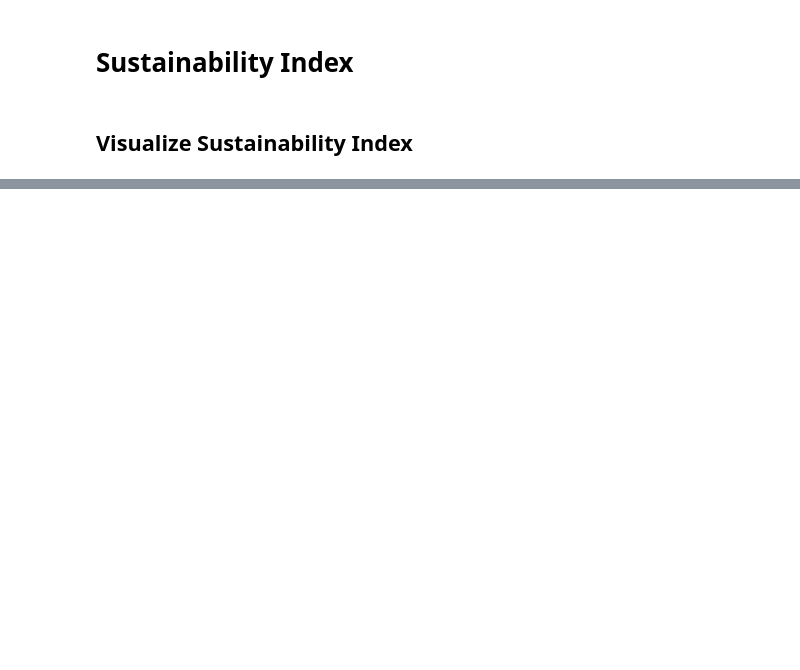
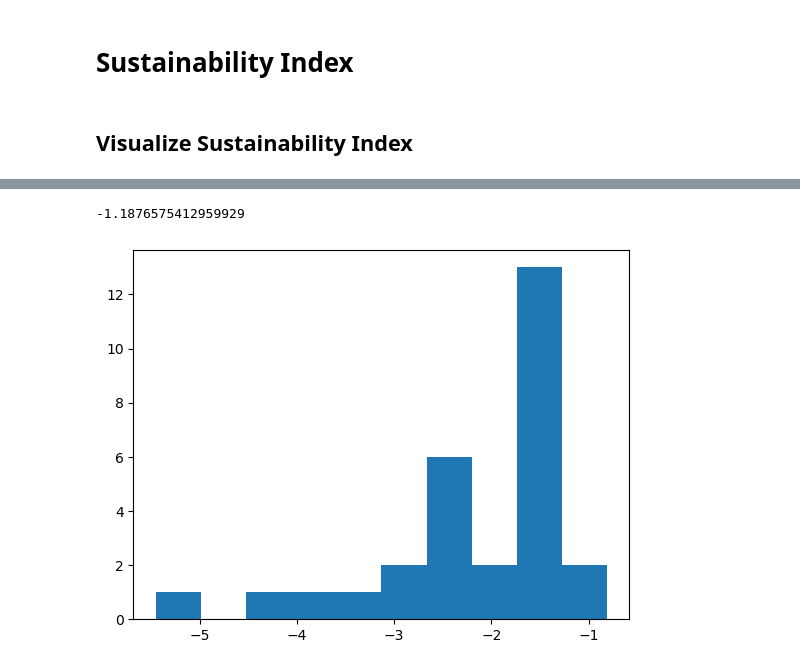
Before and after one commit to lidh966/reservoir_route, a Jupyter notebook: lrr_drought_analysis.ipynb, the cells around one changed output, grey strips where cells are left out. Drawn from its saved outputs; the diff is of its cells as text; code cells hidden in the pictures; blank space fills up the shorter version.

```diff
--- a/lrr_drought_analysis.ipynb
+++ b/lrr_drought_analysis.ipynb
@@ -299,0 +215,10 @@ Data variables:
+# %%
+# read simulation results
+ds = xr.load_dataset(f'{output_dir}/{huc4}/model_states_{huc4}.nc')
+
+# Omit the first 2 years of spinup
+spinup_start = '1988-01-01'
+spinup_end = '1990-01-01'
+spinup_len = (pd.to_datetime(spinup_end) - pd.to_datetime(spinup_start)).days
+# skip the first 2 years of spinup
+ds = ds.isel(time=slice(spinup_len, None))
@@ -299,0 +477,9 @@ Data variables:
+# %%
+np.mean(drought_intensity_downstream_list)
+# %% [output]
+-1.1876575412959929
+# %%
+plt.hist(drought_intensity_upstream_list, bins=10)
+plt.show()
+# %% [output]
+[figure, added]
```
Also changed, not shown: parts of 20 cells of this notebook, 1 other file.
